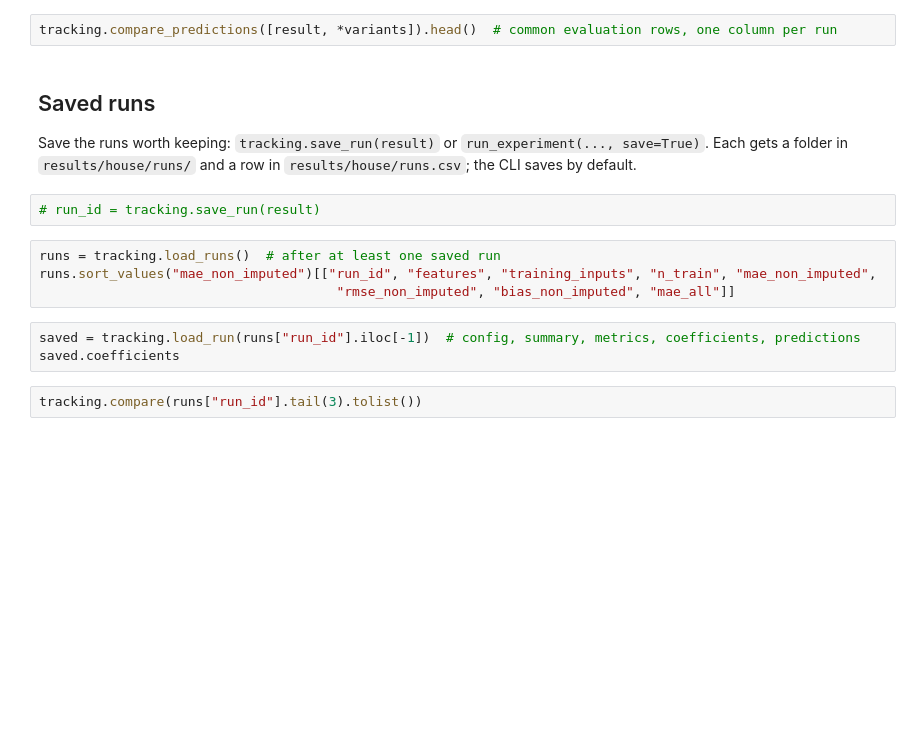
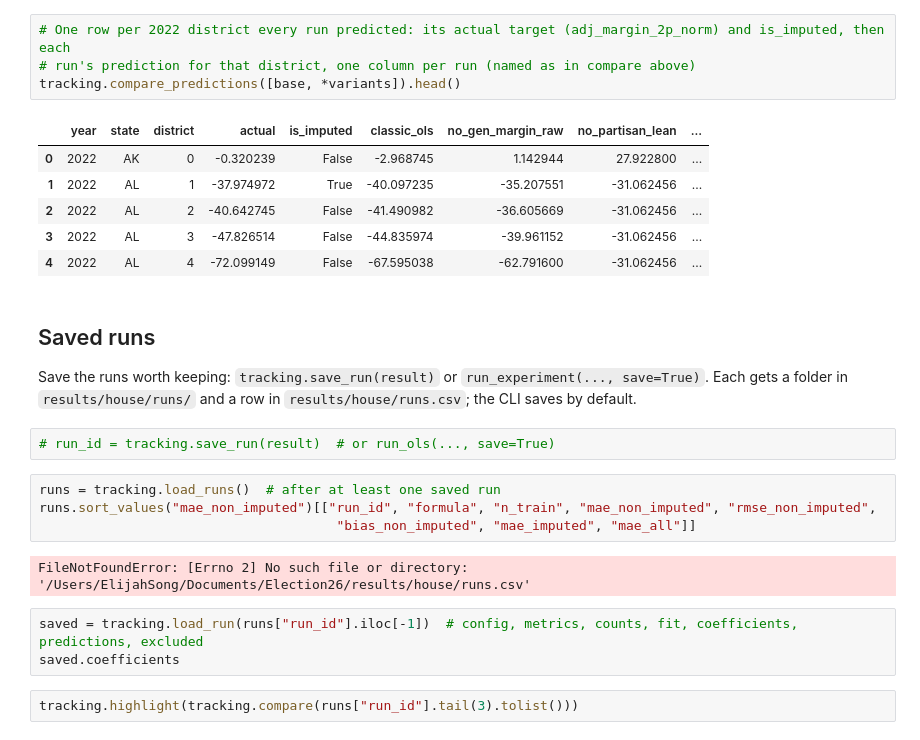
Before and after one commit to elijahsong/election-2026, a Jupyter notebook: notebooks/house/01_regression.ipynb, the cells around one changed output. Cells and saved outputs as stored; diff of their text form; blank space fills up the shorter version.

```diff
--- a/notebooks/house/01_regression.ipynb
+++ b/notebooks/house/01_regression.ipynb
@@ -66,17 +222,28 @@ tracking.compare([result, *variants])
 # %%
-tracking.compare_predictions([result, *variants]).head()  # common evaluation rows, one column per run
+# One row per 2022 district every run predicted: its actual target (adj_margin_2p_norm) and is_imputed, then each
+# run's prediction for that district, one column per run (named as in compare above)
+tracking.compare_predictions([base, *variants]).head()
+# %% [output]
+|  | year | state | district | actual | is_imputed | classic_ols | no_gen_margin_raw | no_partisan_lean | ... |
+| 0 | 2022 | AK | 0 | -0.320239 | False | -2.968745 | 1.142944 | 27.922800 | ... |
+| 1 | 2022 | AL | 1 | -37.974972 | True | -40.097235 | -35.207551 | -31.062456 | ... |
+| 2 | 2022 | AL | 2 | -40.642745 | False | -41.490982 | -36.605669 | -31.062456 | ... |
+| 3 | 2022 | AL | 3 | -47.826514 | False | -44.835974 | -39.961152 | -31.062456 | ... |
+| 4 | 2022 | AL | 4 | -72.099149 | False | -67.595038 | -62.791600 | -31.062456 | ... |
 # %% [markdown]
 ## Saved runs
 
 Save the runs worth keeping: `tracking.save_run(result)` or `run_experiment(..., save=True)`. Each gets a folder in `results/house/runs/` and a row in `results/house/runs.csv`; the CLI saves by default.
 # %%
-# run_id = tracking.save_run(result)
+# run_id = tracking.save_run(result)  # or run_ols(..., save=True)
 # %%
 runs = tracking.load_runs()  # after at least one saved run
-runs.sort_values("mae_non_imputed")[["run_id", "features", "training_inputs", "n_train", "mae_non_imputed",
-                                      "rmse_non_imputed", "bias_non_imputed", "mae_all"]]
+runs.sort_values("mae_non_imputed")[["run_id", "formula", "n_train", "mae_non_imputed", "rmse_non_imputed",
+                                      "bias_non_imputed", "mae_imputed", "mae_all"]]
+# %% [output]
+FileNotFoundError: [Errno 2] No such file or directory: '/Users/ElijahSong/Documents/Election26/results/house/runs.csv'
 # %%
-saved = tracking.load_run(runs["run_id"].iloc[-1])  # config, summary, metrics, coefficients, predictions
+saved = tracking.load_run(runs["run_id"].iloc[-1])  # config, metrics, counts, fit, coefficients, predictions, excluded
 saved.coefficients
 # %%
-tracking.compare(runs["run_id"].tail(3).tolist())
+tracking.highlight(tracking.compare(runs["run_id"].tail(3).tolist()))
```
Also changed, not shown: parts of 13 cells of this notebook, 9 other files.
